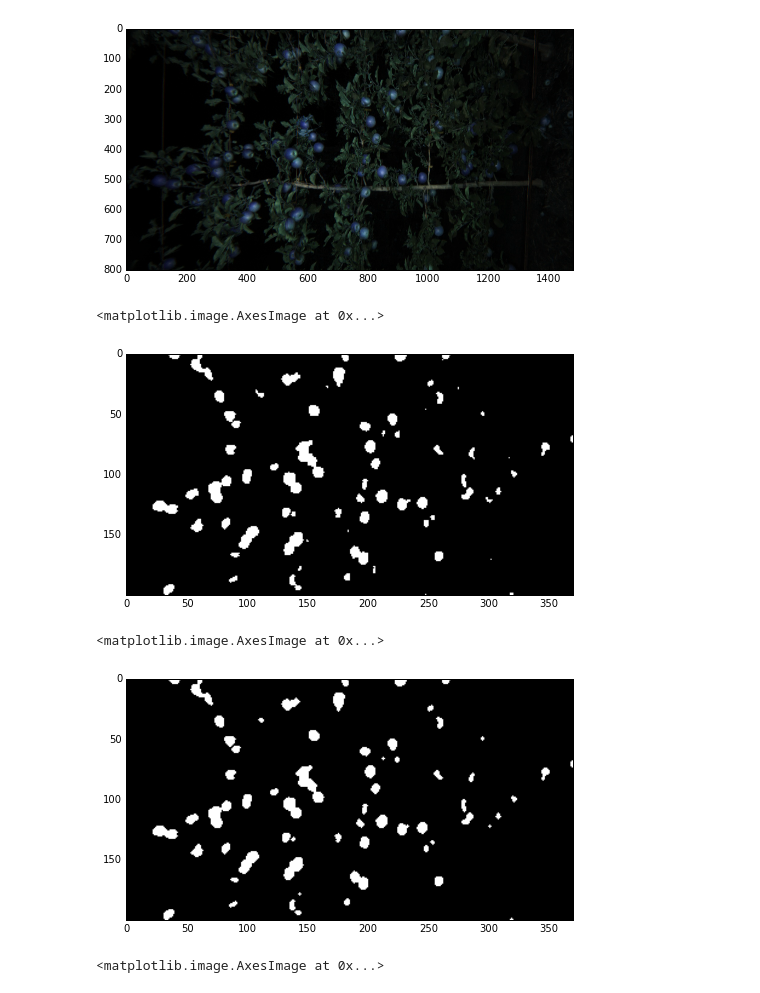
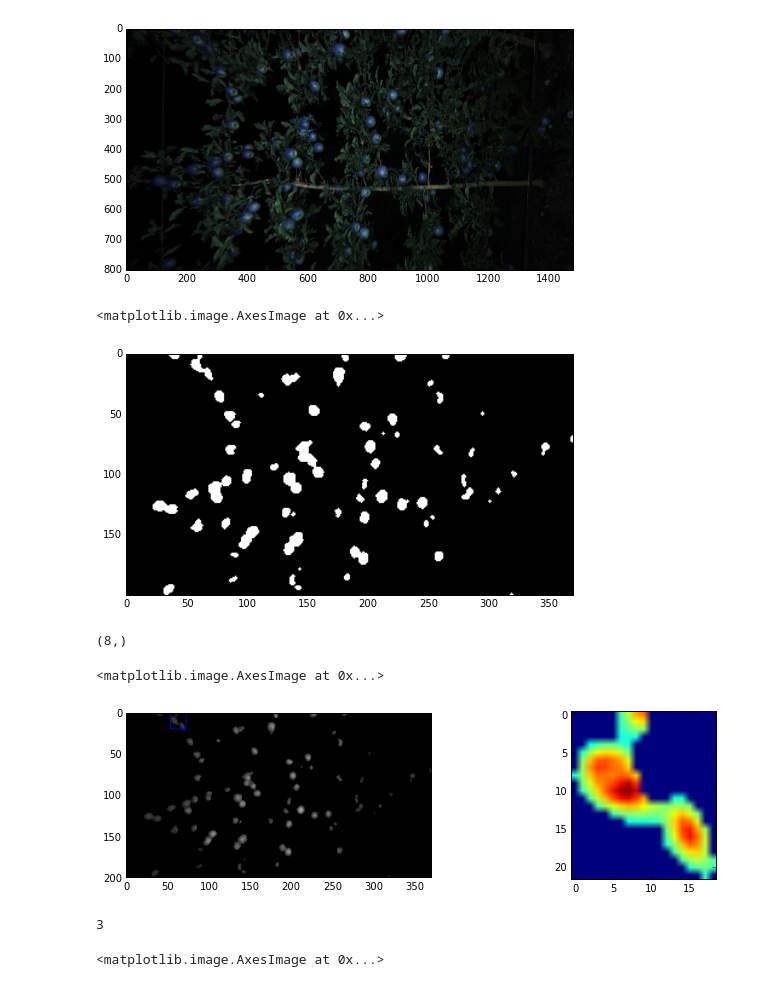
Before and after one commit to versatran01/Galt, a Jupyter notebook: detection/notebook/split.ipynb, the cells around one changed output. Cells and saved outputs as stored; diff of their text form; code cells hidden in the pictures.

Commit message:
refactor regionprops and add function to determine number of fruits in a boundingbox

```diff
--- a/detection/notebook/split.ipynb
+++ b/detection/notebook/split.ipynb
@@ -18,7 +19,7 @@ from aye.blob_analyser import *
 # Load classifier and scaler
 clf = joblib.load('../model/svc.pkl')
 scaler = joblib.load('../model/scaler.pkl')
-detector = Detector(clf, scaler)
+detector = FruitDetector(clf, scaler)
 # %%
 # Load image
 im_dir = os.path.join(cwd, 'images')
@@ -31,22 +32,42 @@ plt.imshow(im, cmap=plt.cm.gray)
 <matplotlib.image.AxesImage at 0x...>
 [figure]
 # %%
-s, im_bw = detector.detect(im)
-
+s, bw = detector.detect(im)
+bw = clean_bw(bw)
 fig = plt.figure(figsize=(8,6))
-plt.imshow(im_bw, cmap=plt.cm.gray)
+plt.imshow(bw, cmap=plt.cm.gray)
 # %% [output]
 <matplotlib.image.AxesImage at 0x...>
-[figure, old version]
+[figure, new version]
-# %%
-# Clean up
-bw_clean = clean_bw
-
-fig = plt.figure(figsize=(8,6))
-plt.imshow(bw_clean, cmap=plt.cm.gray)
-# %% [output]
-<matplotlib.image.AxesImage at 0x...>
-[figure, removed]
+# %%
+stats, bw_filled = region_props(bw)
+stats = stats[stats['area'] > 100]
+print(stats.shape)
+# %% [output]
+(8,)
+# %%
+v = s.im_hsv[:, :, -1]
+v_bw = np.array(v, copy=True)
+v_bw[~(bw > 0)] = 0
+disp = cv2.cvtColor(v_bw, cv2.COLOR_GRAY2BGR)
+
+stat = stats[7]
+v_stat = extract_bbox(v_bw, stat['bbox'])
+
+draw_bbox(disp, stat['bbox'], color=(0, 0, 255), thickness=1)
+
+fig = plt.figure(figsize=(12, 3))
+ax = fig.add_subplot(121)
+ax.imshow(disp)
+ax = fig.add_subplot(122)
+ax.imshow(v_stat)
+# %% [output]
+<matplotlib.image.AxesImage at 0x...>
+[figure, added]
+# %%
+print(num_local_maximas(v_stat))
+# %% [output]
+3
 # %%
 # Look at hsv
 v = s.im_hsv[:, :, -1]
```
Also changed, not shown: parts of 2 cells of this notebook, 5 other files.
